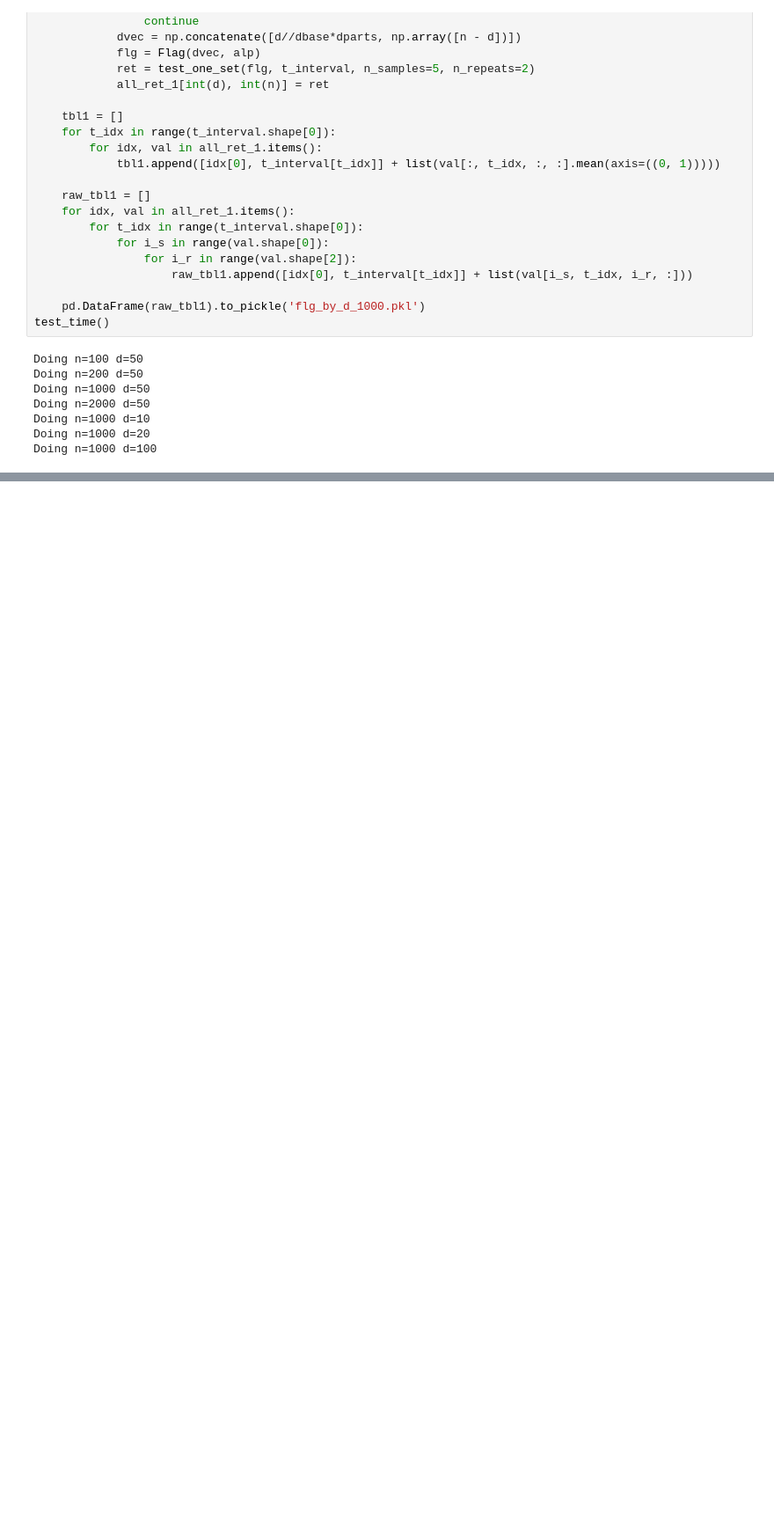
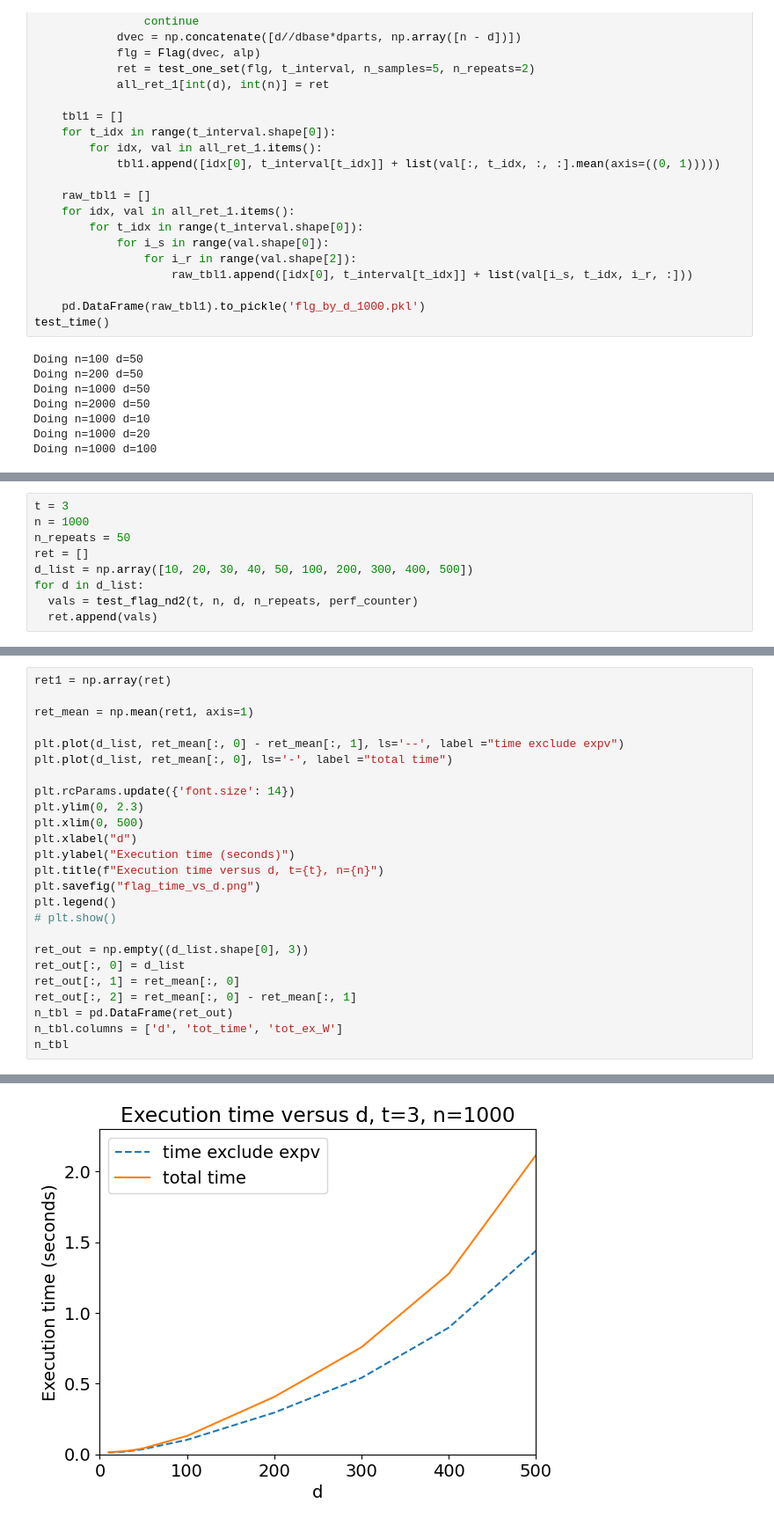
Before and after one commit to dnguyend/par-trans, a Jupyter notebook: examples/NumpyFlagParallel.ipynb, the cells around one changed output, grey strips where cells are left out. Shown at 88% size. Drawn from its saved outputs; the diff is of its cells as text; blank space fills up the shorter version.

```diff
--- a/examples/NumpyFlagParallel.ipynb
+++ b/examples/NumpyFlagParallel.ipynb
@@ -496,0 +524,9 @@ d &  &  &  &  &  &  &  &  &  &  \\
+# %%
+t = 3
+n = 1000
+n_repeats = 50
+ret = []
+d_list = np.array([10, 20, 30, 40, 50, 100, 200, 300, 400, 500])
+for d in d_list:
+  vals = test_flag_nd2(t, n, d, n_repeats, perf_counter)
+  ret.append(vals)
@@ -496,0 +544,26 @@ d &  &  &  &  &  &  &  &  &  &  \\
+# %%
+ret1 = np.array(ret)
+
+ret_mean = np.mean(ret1, axis=1)
+
+plt.plot(d_list, ret_mean[:, 0] - ret_mean[:, 1], ls='--', label ="time exclude expv")
+plt.plot(d_list, ret_mean[:, 0], ls='-', label ="total time")
+
+plt.rcParams.update({'font.size': 14})
+plt.ylim(0, 2.3)
+plt.xlim(0, 500)
+plt.xlabel("d")
+plt.ylabel("Execution time (seconds)")
+plt.title(f"Execution time versus d, t={t}, n={n}")
+plt.savefig("flag_time_vs_d.png")
+plt.legend()
+# plt.show()
+
+ret_out = np.empty((d_list.shape[0], 3))
+ret_out[:, 0] = d_list
+ret_out[:, 1] = ret_mean[:, 0]
+ret_out[:, 2] = ret_mean[:, 0] - ret_mean[:, 1]
+n_tbl = pd.DataFrame(ret_out)
+n_tbl.columns = ['d', 'tot_time', 'tot_ex_W']
+n_tbl
+# %% [output]
@@ -496,0 +581 @@ d &  &  &  &  &  &  &  &  &  &  \\
+[figure, added]
```
Also changed, not shown: parts of 15 cells of this notebook.
